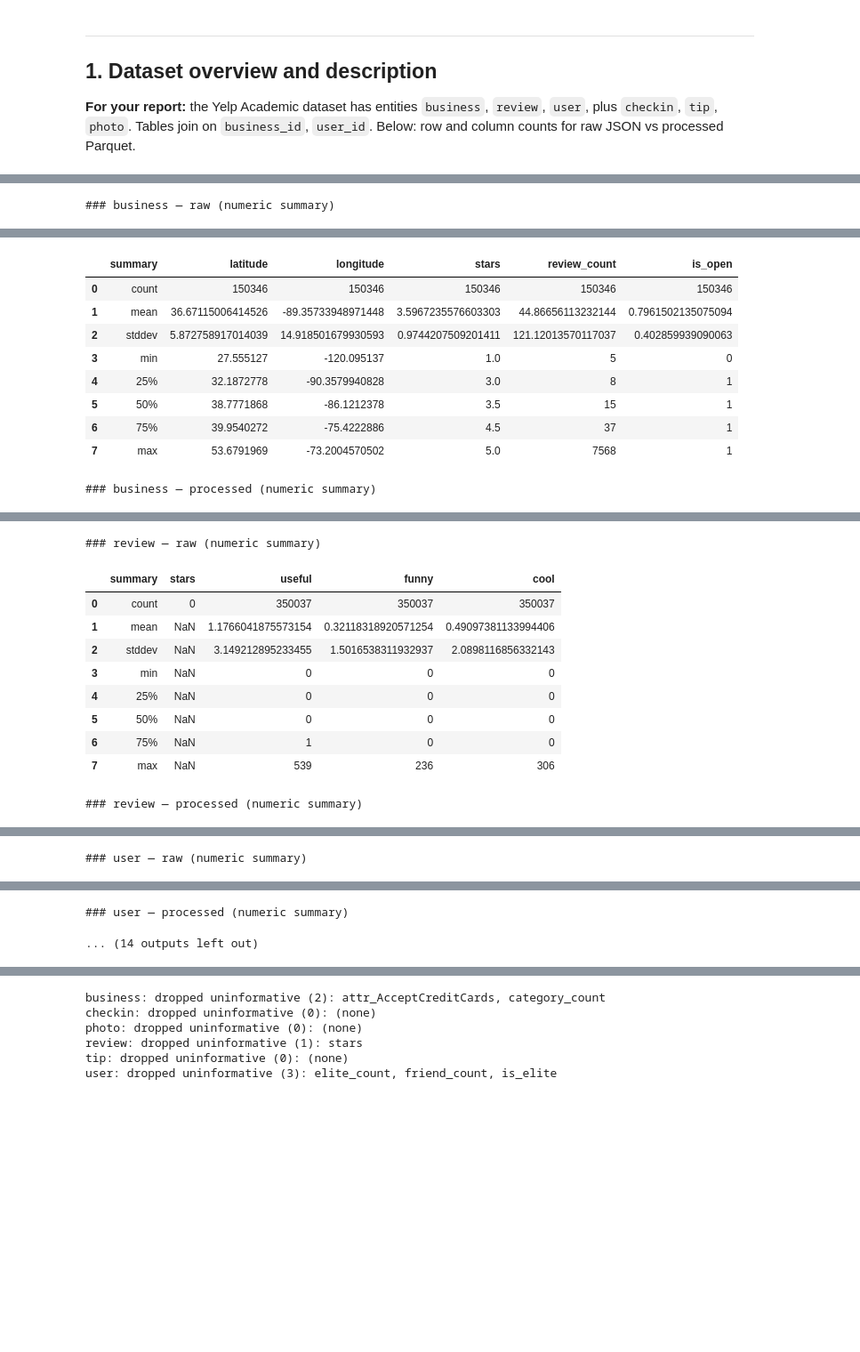
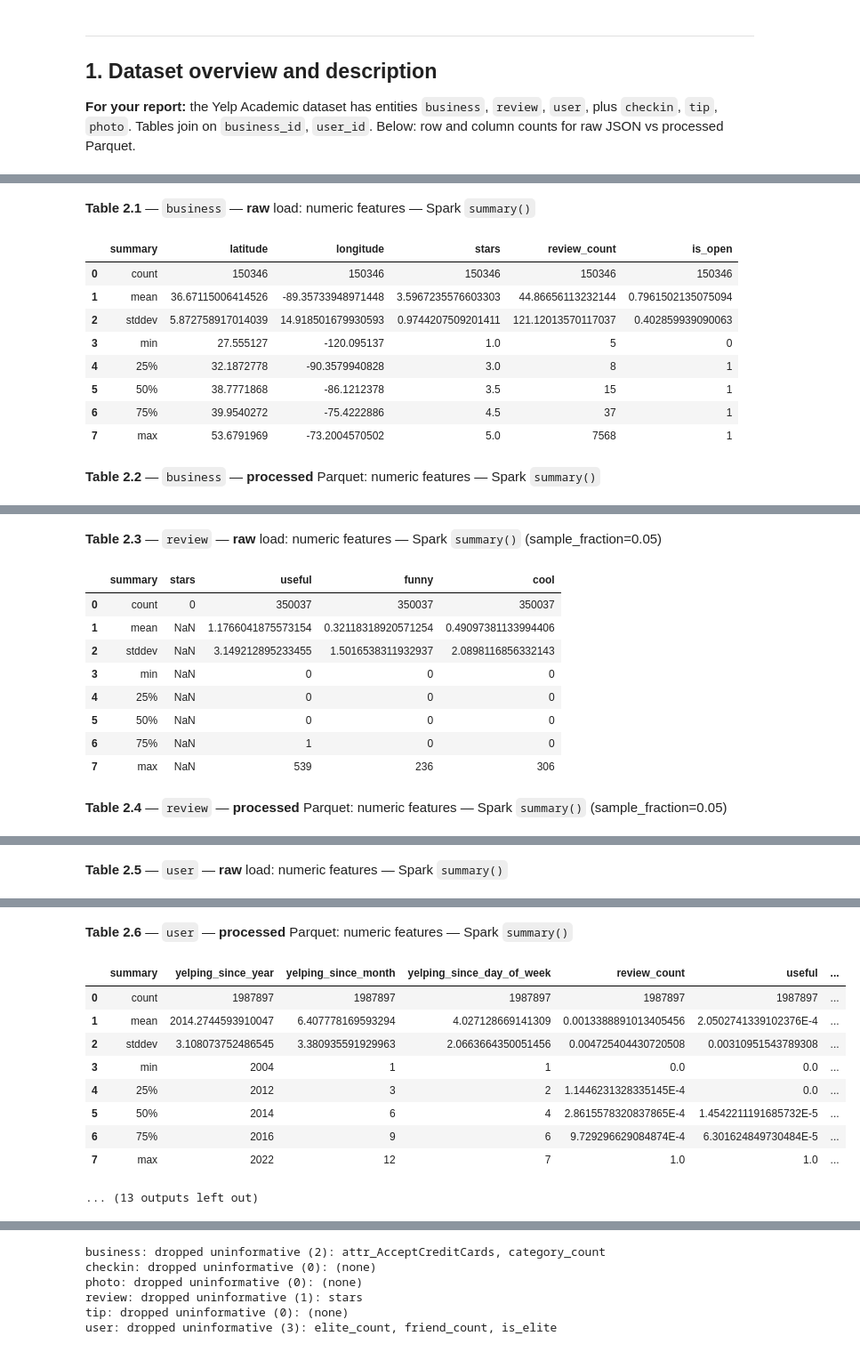
Before and after one commit to big-data-lpnu/yelp-spark-project, a Jupyter notebook: src/notebooks/preprocessing_comparison.ipynb, the cells around one changed output, grey strips where cells are left out. Shown at 89% size. Cells and saved outputs as stored; diff of their text form; code cells hidden in the pictures; blank space fills up the shorter version.

```diff
--- a/src/notebooks/preprocessing_comparison.ipynb
+++ b/src/notebooks/preprocessing_comparison.ipynb
@@ -89,12 +96,35 @@ After **transform**, min–max scaling maps most numeric metrics into [0, 1] (ex
 # %%
 NUMERIC_SAMPLE = 0.05  # review only; other tables use full data
 TABLE_ORDER = ["business", "review", "user", "checkin", "tip", "photo"]
+k = 0
 for name in TABLE_ORDER:
     if name not in raw or name not in processed:
         continue
     sf = NUMERIC_SAMPLE if name == "review" else None
-    print(f"\n### {name} — raw (numeric summary)")
+    sample_note = f" (sample_fraction={sf})" if sf is not None else ""
+    k += 1
+    display(
+        Markdown(
+            f"**Table 2.{k}** — `{name}` — **raw** load: numeric features — Spark `summary()`{sample_note}"
+        )
+    )
     display(numeric_describe(raw[name], sample_fraction=sf))
-    print(f"### {name} — processed (numeric summary)")
+    k += 1
+    display(
+        Markdown(
+            f"**Table 2.{k}** — `{name}` — **processed** Parquet: numeric features — Spark `summary()`{sample_note}"
+        )
+    )
     display(numeric_describe(processed[name], sample_fraction=sf))
 # %% [output]
+**Table 2.1** — `business` — **raw** load: numeric features — Spark `summary()`
+|  | summary | latitude | longitude | stars | review_count | is_open |
+| 0 | count | 150346 | 150346 | 150346 | 150346 | 150346 |
+| 1 | mean | 36.67115006414526 | -89.35733948971448 | 3.5967235576603303 | 44.86656113232144 | 0.7961502135075094 |
+| 2 | stddev | 5.872758917014039 | 14.918501679930593 | 0.9744207509201411 | 121.12013570117037 | 0.402859939090063 |
+| 3 | min | 27.555127 | -120.095137 | 1.0 | 5 | 0 |
+| 4 | 25% | 32.1872778 | -90.3579940828 | 3.0 | 8 | 1 |
+| 5 | 50% | 38.7771868 | -86.1212378 | 3.5 | 15 | 1 |
+| 6 | 75% | 39.9540272 | -75.4222886 | 4.5 | 37 | 1 |
+| 7 | max | 53.6791969 | -73.2004570502 | 5.0 | 7568 | 1 |
+**Table 2.2** — `business` — **processed** Parquet: numeric features — Spark `summary()`
@@ -100,0 +140,11 @@ for name in TABLE_ORDER:
+**Table 2.3** — `review` — **raw** load: numeric features — Spark `summary()` (sample_fraction=0.05)
+|  | summary | stars | useful | funny | cool |
+| 0 | count | 0 | 350037 | 350037 | 350037 |
+| 1 | mean | NaN | 1.1766041875573154 | 0.32118318920571254 | 0.49097381133994406 |
+| 2 | stddev | NaN | 3.149212895233455 | 1.5016538311932937 | 2.0898116856332143 |
+| 3 | min | NaN | 0 | 0 | 0 |
+| 4 | 25% | NaN | 0 | 0 | 0 |
+| 5 | 50% | NaN | 0 | 0 | 0 |
+| 6 | 75% | NaN | 1 | 0 | 0 |
+| 7 | max | NaN | 539 | 236 | 306 |
+**Table 2.4** — `review` — **processed** Parquet: numeric features — Spark `summary()` (sample_fraction=0.05)
@@ -100,0 +160 @@ for name in TABLE_ORDER:
+**Table 2.5** — `user` — **raw** load: numeric features — Spark `summary()`
@@ -101 +170,11 @@ for name in TABLE_ORDER:
+**Table 2.6** — `user` — **processed** Parquet: numeric features — Spark `summary()`
+|  | summary | yelping_since_year | yelping_since_month | yelping_since_day_of_week | review_count | useful | ... |
+| 0 | count | 1987897 | 1987897 | 1987897 | 1987897 | 1987897 | ... |
+| 1 | mean | 2014.2744593910047 | 6.407778169593294 | 4.027128669141309 | 0.0013388891013405456 | 2.0502741339102376E-4 | ... |
+| 2 | stddev | 3.108073752486545 | 3.380935591929963 | 2.0663664350051456 | 0.004725404430720508 | 0.00310951543789308 | ... |
+| 3 | min | 2004 | 1 | 1 | 0.0 | 0.0 | ... |
+| 4 | 25% | 2012 | 3 | 2 | 1.1446231328335145E-4 | 0.0 | ... |
+| 5 | 50% | 2014 | 6 | 4 | 2.8615578320837865E-4 | 1.4542211191685732E-5 | ... |
+| 6 | 75% | 2016 | 9 | 6 | 9.729296629084874E-4 | 6.301624849730484E-5 | ... |
+| 7 | max | 2022 | 12 | 7 | 1.0 | 1.0 | ... |
-### business — raw (numeric summary)
+... (13 outputs left out)
@@ -103,10 +180,0 @@ for name in TABLE_ORDER:
-|  | summary | latitude | longitude | stars | review_count | is_open |
-| 0 | count | 150346 | 150346 | 150346 | 150346 | 150346 |
-| 1 | mean | 36.67115006414526 | -89.35733948971448 | 3.5967235576603303 | 44.86656113232144 | 0.7961502135075094 |
-| 2 | stddev | 5.872758917014039 | 14.918501679930593 | 0.9744207509201411 | 121.12013570117037 | 0.402859939090063 |
-| 3 | min | 27.555127 | -120.095137 | 1.0 | 5 | 0 |
-| 4 | 25% | 32.1872778 | -90.3579940828 | 3.0 | 8 | 1 |
-| 5 | 50% | 38.7771868 | -86.1212378 | 3.5 | 15 | 1 |
-| 6 | 75% | 39.9540272 | -75.4222886 | 4.5 | 37 | 1 |
-| 7 | max | 53.6791969 | -73.2004570502 | 5.0 | 7568 | 1 |
-### business — processed (numeric summary)
@@ -122,11 +180,0 @@ for name in TABLE_ORDER:
-### review — raw (numeric summary)
-|  | summary | stars | useful | funny | cool |
-| 0 | count | 0 | 350037 | 350037 | 350037 |
-| 1 | mean | NaN | 1.1766041875573154 | 0.32118318920571254 | 0.49097381133994406 |
-| 2 | stddev | NaN | 3.149212895233455 | 1.5016538311932937 | 2.0898116856332143 |
-| 3 | min | NaN | 0 | 0 | 0 |
-| 4 | 25% | NaN | 0 | 0 | 0 |
-| 5 | 50% | NaN | 0 | 0 | 0 |
-| 6 | 75% | NaN | 1 | 0 | 0 |
-| 7 | max | NaN | 539 | 236 | 306 |
-### review — processed (numeric summary)
@@ -142 +180,0 @@ for name in TABLE_ORDER:
-### user — raw (numeric summary)
@@ -152,2 +180,0 @@ for name in TABLE_ORDER:
-### user — processed (numeric summary)
-... (14 outputs left out)
```
Also changed, not shown: parts of 14 cells of this notebook.
